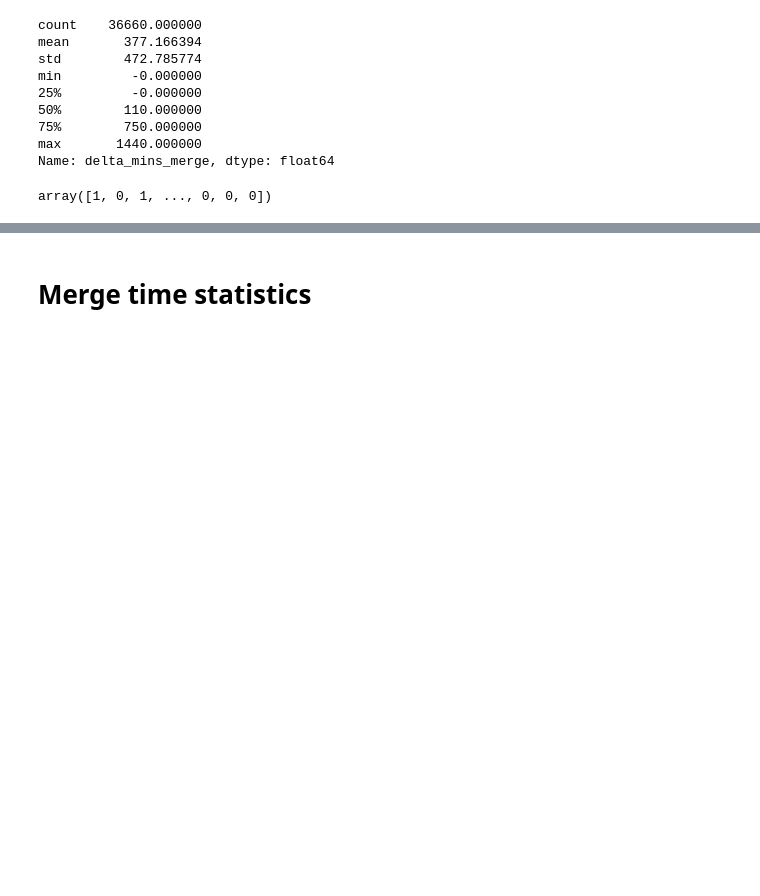
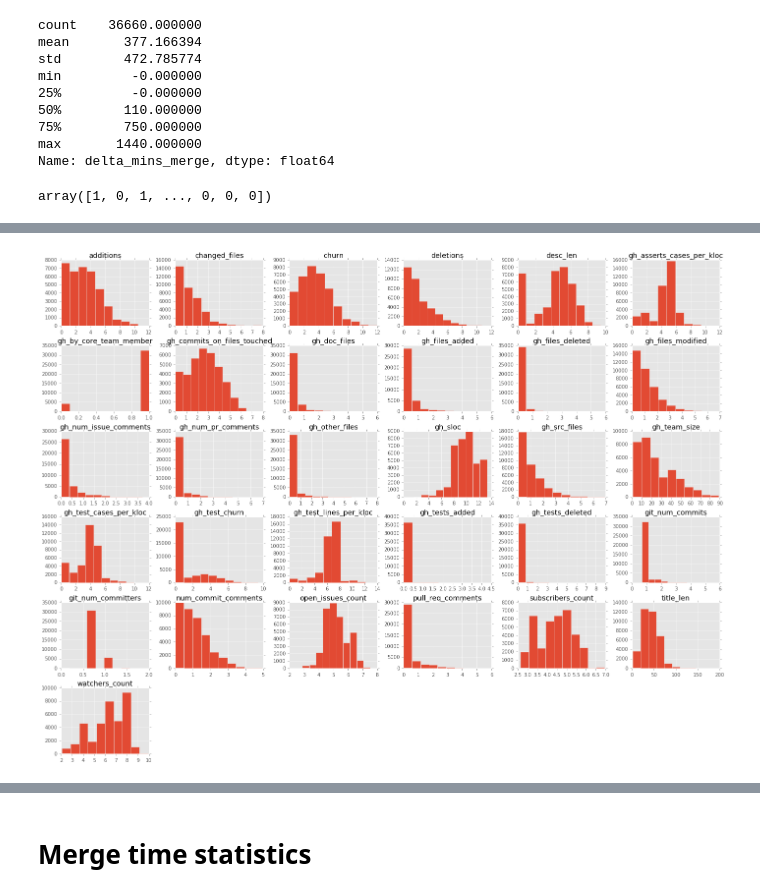
Before and after one commit to prudentprogrammer/Pull-Requests-Determinants, a Jupyter notebook: Pull Requests Determinants.ipynb, the cells around one changed output, grey strips where cells are left out. Saved outputs shown, nothing was run; the diff lists cells and outputs as text; code cells hidden in the pictures; blank space fills up the shorter version.

```diff
--- a/Pull Requests Determinants.ipynb
+++ b/Pull Requests Determinants.ipynb
@@ -117,0 +155,6 @@ X.shape
+# %%
+plt.rcParams["figure.figsize"] = [24, 18]
+dropped_features.hist()
+plt.show()
+# %% [output]
+[figure, added]
```
Also changed, not shown: parts of 53 cells of this notebook.
